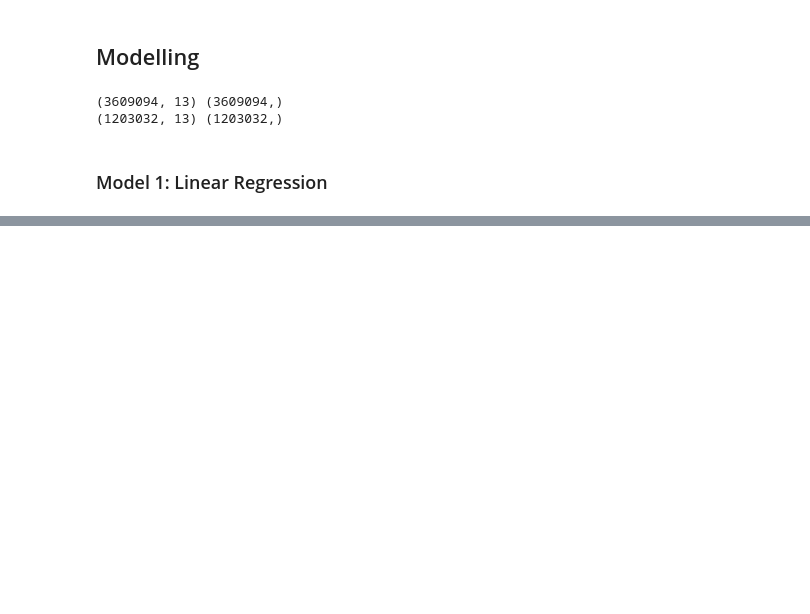
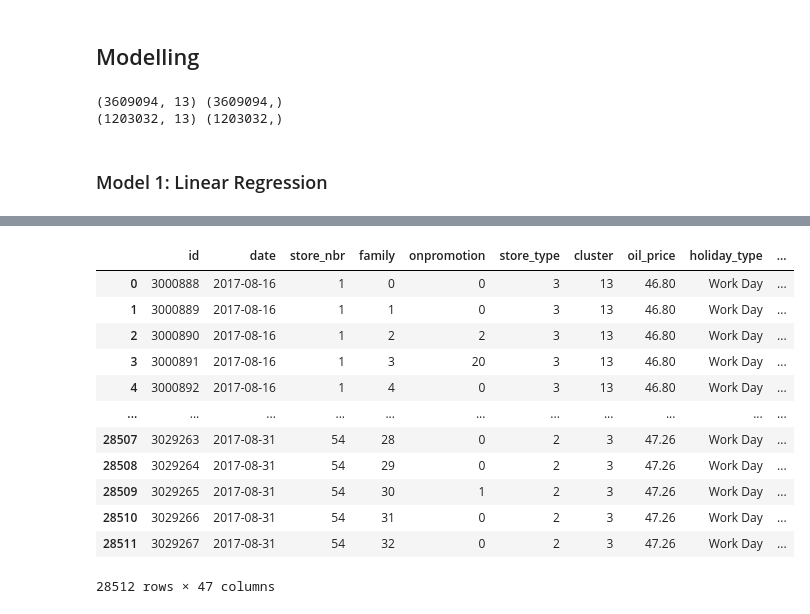
Before and after one commit to kbay9/Retail_Sales_Price_Prediction, a Jupyter notebook: sales_prediction.ipynb, the cells around one changed output, grey strips where cells are left out. Drawn from its saved outputs; the diff is of its cells as text; code cells hidden in the pictures; blank space fills up the shorter version.

```diff
--- a/sales_prediction.ipynb
+++ b/sales_prediction.ipynb
@@ -2021,0 +2427,6 @@ print(X_test.shape, y_test.shape)
+# %%
+# Loading & applying the Label Encoder to the transferred column
+label_encoder = preprocessing.LabelEncoder()
+merged_test_data['family'] = label_encoder.fit_transform(merged_test_data.family)
+merged_test_data['store_type'] = label_encoder.fit_transform(merged_test_data.store_type)
+merged_test_data.head()
@@ -2021,0 +2440,4 @@ print(X_test.shape, y_test.shape)
+# %%
+# Encoding the cities using one-hot encoding
+encoded_cities = pd.get_dummies(merged_test_data.city)
+encoded_cities.head()
@@ -2021,0 +2451,6 @@ print(X_test.shape, y_test.shape)
+# %%
+# Creating the final dataframe for prediction
+final_test = merged_test_data.join(encoded_cities).drop(columns = ["city", "state", "locale_name","description"])
+#final_test.rename(columns = {"date":"sales_date"}, inplace = True)
+final_test["date"] = pd.to_datetime(final_test["date"])
+final_test.head()
@@ -2021,0 +2464,43 @@ print(X_test.shape, y_test.shape)
+# %%
+# Defining a function to get date features from dataframe
+def getDateFeatures(df, date):
+    df['date'] = pd.to_datetime(df[date])
+    df['day_of_week'] = df['date'].dt.dayofweek.astype(int)
+    df['day_of_month'] = df['date'].dt.day.astype(int)
+    df['day_of_year'] = df['date'].dt.dayofyear.astype(int)
+    df['is_weekend'] = np.where(df['day_of_week'] > 4, 1, 0).astype(int)
+
+    df['week_of_year'] = df['date'].dt.isocalendar().week.astype(int)
+
+    df['month'] = df['date'].dt.month.astype(int)
+    df['is_month_start'] = df['date'].dt.is_month_start.astype(int)
+    df['is_month_end'] = df['date'].dt.is_month_end.astype(int)
+
+    df['quarter'] = df['date'].dt.quarter.astype(int)
+    df['is_quarter_start'] = df['date'].dt.is_quarter_start.astype(int)
+    df['is_quarter_end'] = df['date'].dt.is_quarter_end.astype(int)
+
+    df['is_year_start'] = df['date'].dt.is_year_end.astype(int)
+    df['is_year_end'] = df['date'].dt.is_year_end.astype(int)
+    df['year'] = df['date'].dt.year.astype(int)
+
+    return df
+# %%
+# Getting the date features from the Dataframe
+final_test = getDateFeatures(final_test, "date")
+final_test = final_test.sort_values(by = ["date", "store_nbr"], ignore_index = True)
+final_test
+# %% [output]
+|  | id | date | store_nbr | family | onpromotion | store_type | cluster | oil_price | holiday_type | ... |
+| 0 | 3000888 | 2017-08-16 | 1 | 0 | 0 | 3 | 13 | 46.80 | Work Day | ... |
+| 1 | 3000889 | 2017-08-16 | 1 | 1 | 0 | 3 | 13 | 46.80 | Work Day | ... |
+| 2 | 3000890 | 2017-08-16 | 1 | 2 | 2 | 3 | 13 | 46.80 | Work Day | ... |
+| 3 | 3000891 | 2017-08-16 | 1 | 3 | 20 | 3 | 13 | 46.80 | Work Day | ... |
+| 4 | 3000892 | 2017-08-16 | 1 | 4 | 0 | 3 | 13 | 46.80 | Work Day | ... |
+| ... | ... | ... | ... | ... | ... | ... | ... | ... | ... | ... |
+| 28507 | 3029263 | 2017-08-31 | 54 | 28 | 0 | 2 | 3 | 47.26 | Work Day | ... |
+| 28508 | 3029264 | 2017-08-31 | 54 | 29 | 0 | 2 | 3 | 47.26 | Work Day | ... |
+| 28509 | 3029265 | 2017-08-31 | 54 | 30 | 1 | 2 | 3 | 47.26 | Work Day | ... |
+| 28510 | 3029266 | 2017-08-31 | 54 | 31 | 0 | 2 | 3 | 47.26 | Work Day | ... |
+| 28511 | 3029267 | 2017-08-31 | 54 | 32 | 0 | 2 | 3 | 47.26 | Work Day | ... |
+28512 rows × 47 columns
```
Also changed, not shown: parts of 57 cells of this notebook, 1 other file.
